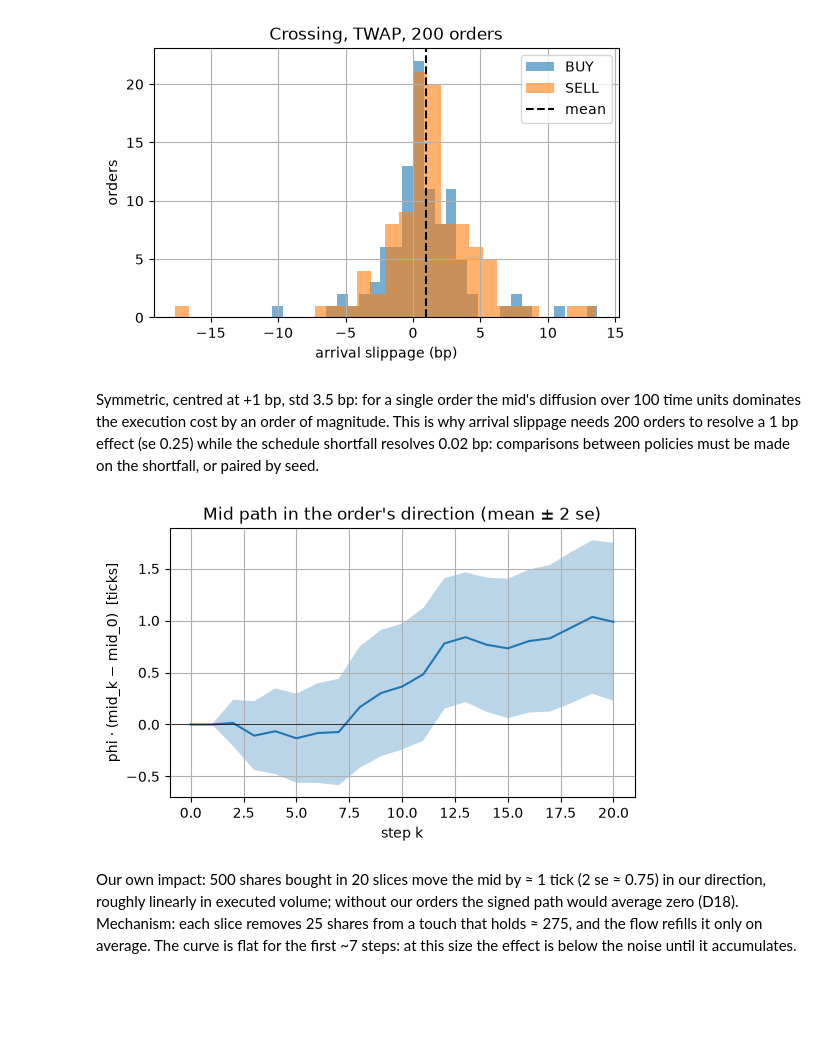
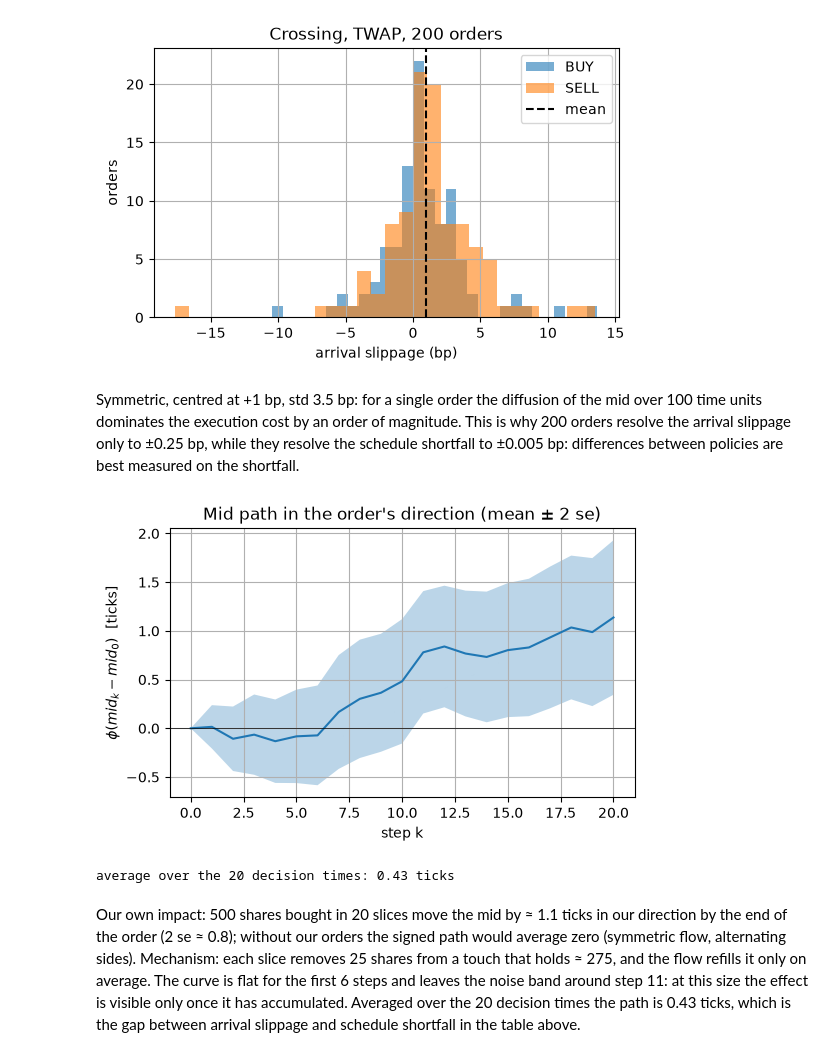
Before and after one commit to GioDiSalvo/mpc-execution, a Jupyter notebook: notebooks/02_crossing_baseline.ipynb, the cells around one changed output. Cells and saved outputs as stored; diff of their text form; code cells hidden in the pictures; blank space fills up the shorter version.

```diff
--- a/notebooks/02_crossing_baseline.ipynb
+++ b/notebooks/02_crossing_baseline.ipynb
@@ -108,29 +115,33 @@ plt.show()
 # %% [output]
 [figure]
 # %% [markdown]
-Symmetric, centred at +1 bp, std 3.5 bp: for a single order the mid's diffusion over 100 time units
-dominates the execution cost by an order of magnitude. This is why arrival slippage needs 200 orders to
-resolve a 1 bp effect (se 0.25) while the schedule shortfall resolves 0.02 bp: comparisons between policies
-must be made on the shortfall, or paired by seed.
+Symmetric, centred at +1 bp, std 3.5 bp: for a single order the diffusion of the mid over 100 time units
+dominates the execution cost by an order of magnitude. This is why 200 orders resolve the arrival slippage only to
+±0.25 bp, while they resolve the schedule shortfall to ±0.005 bp: differences between policies are best measured
+on the shortfall.
 # %%
 paths = np.array([r.side.value * (r.mids - r.mids[0]) for r in results])   # (orders, N+1), ticks
 m, se = paths.mean(0), paths.std(0) / np.sqrt(len(paths))
 k = np.arange(N + 1)
 fig, ax = plt.subplots(figsize=(6, 3.5))
 ax.plot(k, m)
 ax.fill_between(k, m - 2 * se, m + 2 * se, alpha=0.3)
 ax.axhline(0, color="k", lw=0.5)
-ax.set(xlabel="step k", ylabel="phi · (mid_k − mid_0)  [ticks]", title="Mid path in the order's direction (mean ± 2 se)")
+ax.set(xlabel="step k", ylabel=r"$\phi (mid_k − mid_0)$  [ticks]", title="Mid path in the order's direction (mean ± 2 se)")
 ax.grid()
 fig.savefig(FIG / "02_impact_path.png", dpi=150, bbox_inches="tight")
 plt.show()
+print("average over the 20 decision times:", paths[:, :-1].mean().round(2), "ticks")
 # %% [output]
-[figure, old version]
+[figure, new version]
+average over the 20 decision times: 0.43 ticks
 # %% [markdown]
-Our own impact: 500 shares bought in 20 slices move the mid by ≈ 1 tick (2 se ≈ 0.75) in our direction,
-roughly linearly in executed volume; without our orders the signed path would average zero (D18).
+Our own impact: 500 shares bought in 20 slices move the mid by ≈ 1.1 ticks in our direction by the end of the order
+(2 se ≈ 0.8); without our orders the signed path would average zero (symmetric flow, alternating sides).
 Mechanism: each slice removes 25 shares from a touch that holds ≈ 275, and the flow refills it only on average.
-The curve is flat for the first ~7 steps: at this size the effect is below the noise until it accumulates.
+The curve is flat for the first 6 steps and leaves the noise band around step 11: at this size the effect is visible
+only once it has accumulated. Averaged over the 20 decision times the path is 0.43 ticks, which is the gap between
+arrival slippage and schedule shortfall in the table above.
 # %%
 def deviation_band(results, ax, label):
     dev = np.array([deviation(r) for r in results])
```
Also changed, not shown: parts of 10 cells of this notebook, 2 other files.
